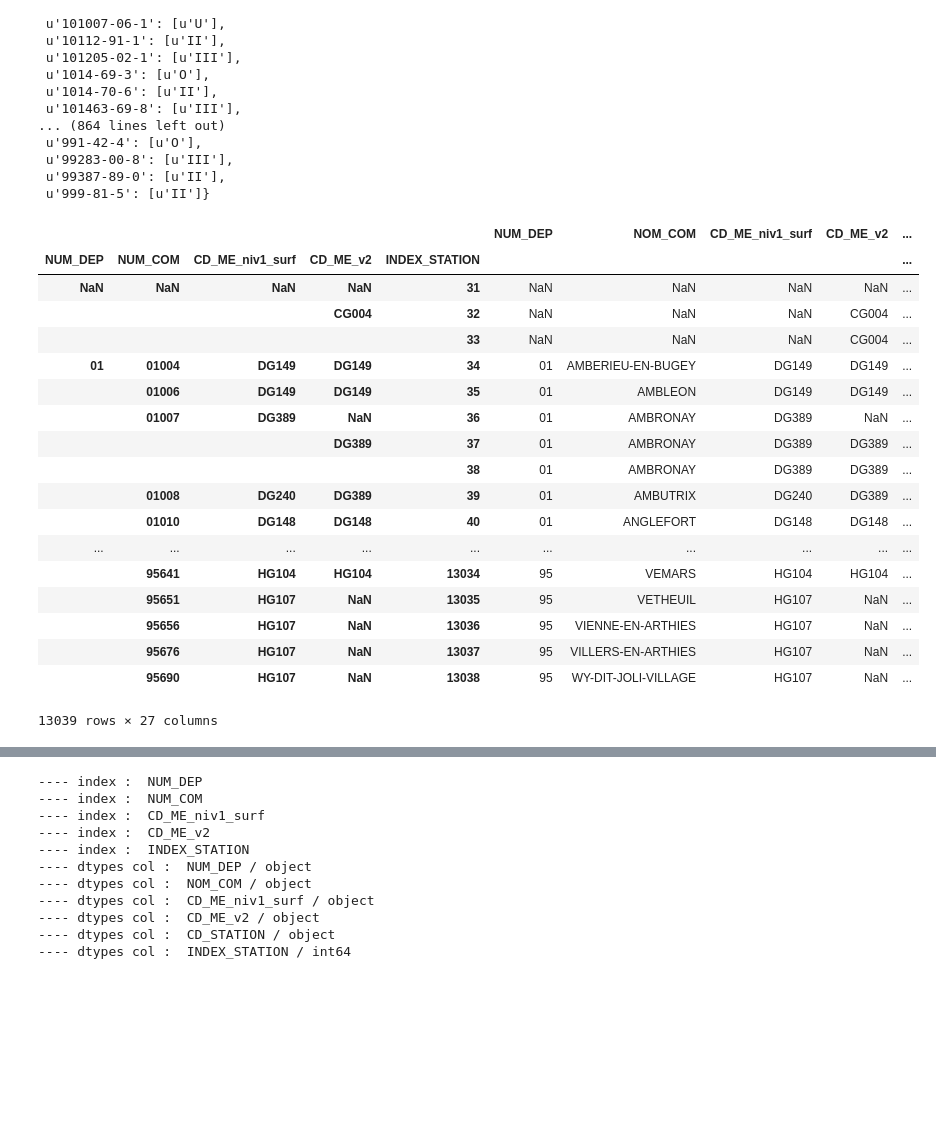
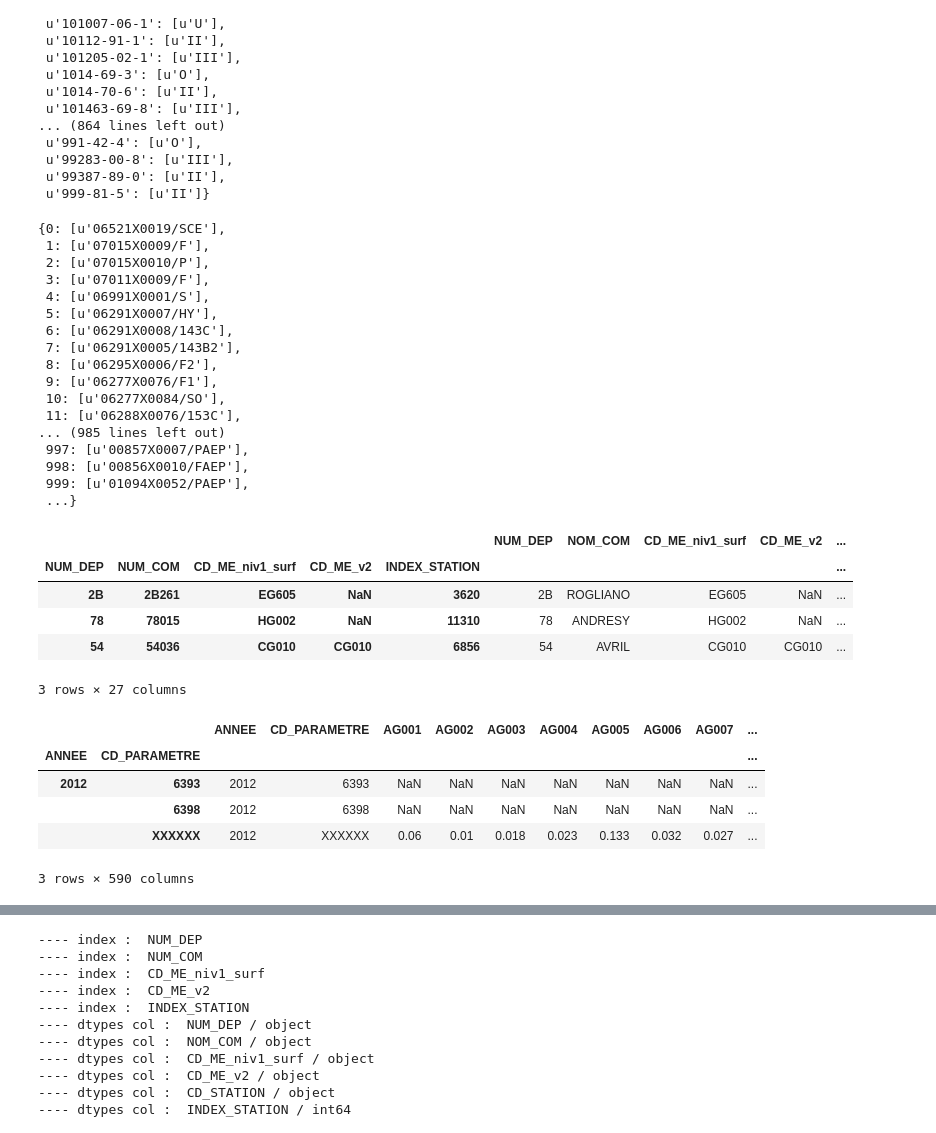
Before and after one commit to JulienParis/hydroviz, a Jupyter notebook: app/static/data/stats_web/test_df_queries.ipynb, the cells around one changed output, grey strips where cells are left out. Drawn from its saved outputs; the diff is of its cells as text; code cells hidden in the pictures; blank space fills up the shorter version.

```diff
--- a/app/static/data/stats_web/test_df_queries.ipynb
+++ b/app/static/data/stats_web/test_df_queries.ipynb
@@ -90,22 +93,51 @@ df_pest_asdict
+# %%
+dict_INDEX_CD
+# %% [output]
+{0: [u'06521X0019/SCE'],
+ 1: [u'07015X0009/F'],
+ 2: [u'07015X0010/P'],
+ 3: [u'07011X0009/F'],
+ 4: [u'06991X0001/S'],
+ 5: [u'06291X0007/HY'],
+ 6: [u'06291X0008/143C'],
+ 7: [u'06291X0005/143B2'],
+ 8: [u'06295X0006/F2'],
+ 9: [u'06277X0076/F1'],
+ 10: [u'06277X0084/SO'],
+ 11: [u'06288X0076/153C'],
+... (985 lines left out)
+ 997: [u'00857X0007/PAEP'],
+ 998: [u'00856X0010/FAEP'],
+ 999: [u'01094X0052/PAEP'],
+ ...}
 # %%
-df_stations#.sample(3)
+df_stations.sample(3)
 # %% [output]
 |  |  |  |  |  | NUM_DEP | NOM_COM | CD_ME_niv1_surf | CD_ME_v2 | ... |
 | NUM_DEP | NUM_COM | CD_ME_niv1_surf | CD_ME_v2 | INDEX_STATION |  |  |  |  | ... |
-| NaN | NaN | NaN | NaN | 31 | NaN | NaN | NaN | NaN | ... |
-|  |  |  | CG004 | 32 | NaN | NaN | NaN | CG004 | ... |
-|  |  |  |  | 33 | NaN | NaN | NaN | CG004 | ... |
-| 01 | 01004 | DG149 | DG149 | 34 | 01 | AMBERIEU-EN-BUGEY | DG149 | DG149 | ... |
-|  | 01006 | DG149 | DG149 | 35 | 01 | AMBLEON | DG149 | DG149 | ... |
-|  | 01007 | DG389 | NaN | 36 | 01 | AMBRONAY | DG389 | NaN | ... |
-|  |  |  | DG389 | 37 | 01 | AMBRONAY | DG389 | DG389 | ... |
-|  |  |  |  | 38 | 01 | AMBRONAY | DG389 | DG389 | ... |
-|  | 01008 | DG240 | DG389 | 39 | 01 | AMBUTRIX | DG240 | DG389 | ... |
-|  | 01010 | DG148 | DG148 | 40 | 01 | ANGLEFORT | DG148 | DG148 | ... |
-| ... | ... | ... | ... | ... | ... | ... | ... | ... | ... |
-|  | 95641 | HG104 | HG104 | 13034 | 95 | VEMARS | HG104 | HG104 | ... |
-|  | 95651 | HG107 | NaN | 13035 | 95 | VETHEUIL | HG107 | NaN | ... |
-|  | 95656 | HG107 | NaN | 13036 | 95 | VIENNE-EN-ARTHIES | HG107 | NaN | ... |
-|  | 95676 | HG107 | NaN | 13037 | 95 | VILLERS-EN-ARTHIES | HG107 | NaN | ... |
-|  | 95690 | HG107 | NaN | 13038 | 95 | WY-DIT-JOLI-VILLAGE | HG107 | NaN | ... |
+| 2B | 2B261 | EG605 | NaN | 3620 | 2B | ROGLIANO | EG605 | NaN | ... |
+| 78 | 78015 | HG002 | NaN | 11310 | 78 | ANDRESY | HG002 | NaN | ... |
+| 54 | 54036 | CG010 | CG010 | 6856 | 54 | AVRIL | CG010 | CG010 | ... |
-13039 rows × 27 columns
+3 rows × 27 columns
+# %%
+### AV_dpt \ AV_ME ##########################################
+indexing_AV_dpt_ME = ["ANNEE", "CD_PARAMETRE"]
+###############
+df_AV_dpt          = pd.read_csv( src_stat_files["AV_dpt_web_file"], \
+                                    sep=csv_sep, encoding=csv_encoding )
+df_AV_dpt.set_index( indexing_AV_dpt_ME, inplace=True, drop=False )
+df_AV_dpt.sort_index(inplace=True)
+###############
+df_AV_ME           = pd.read_csv( src_stat_files["AV_ME_web_file"], \
+                                    sep=csv_sep, encoding=csv_encoding )
+df_AV_ME.set_index( indexing_AV_dpt_ME, inplace=True, drop=False )
+df_AV_ME.sort_index(inplace=True)
+
+df_AV_ME.tail(3)
+# %% [output]
+|  |  | ANNEE | CD_PARAMETRE | AG001 | AG002 | AG003 | AG004 | AG005 | AG006 | AG007 | ... |
+| ANNEE | CD_PARAMETRE |  |  |  |  |  |  |  |  |  | ... |
+| 2012 | 6393 | 2012 | 6393 | NaN | NaN | NaN | NaN | NaN | NaN | NaN | ... |
+|  | 6398 | 2012 | 6398 | NaN | NaN | NaN | NaN | NaN | NaN | NaN | ... |
+|  | XXXXXX | 2012 | XXXXXX | 0.06 | 0.01 | 0.018 | 0.023 | 0.133 | 0.032 | 0.027 | ... |
+3 rows × 590 columns
```
Also changed, not shown: parts of 5 cells of this notebook, 5 other files.
